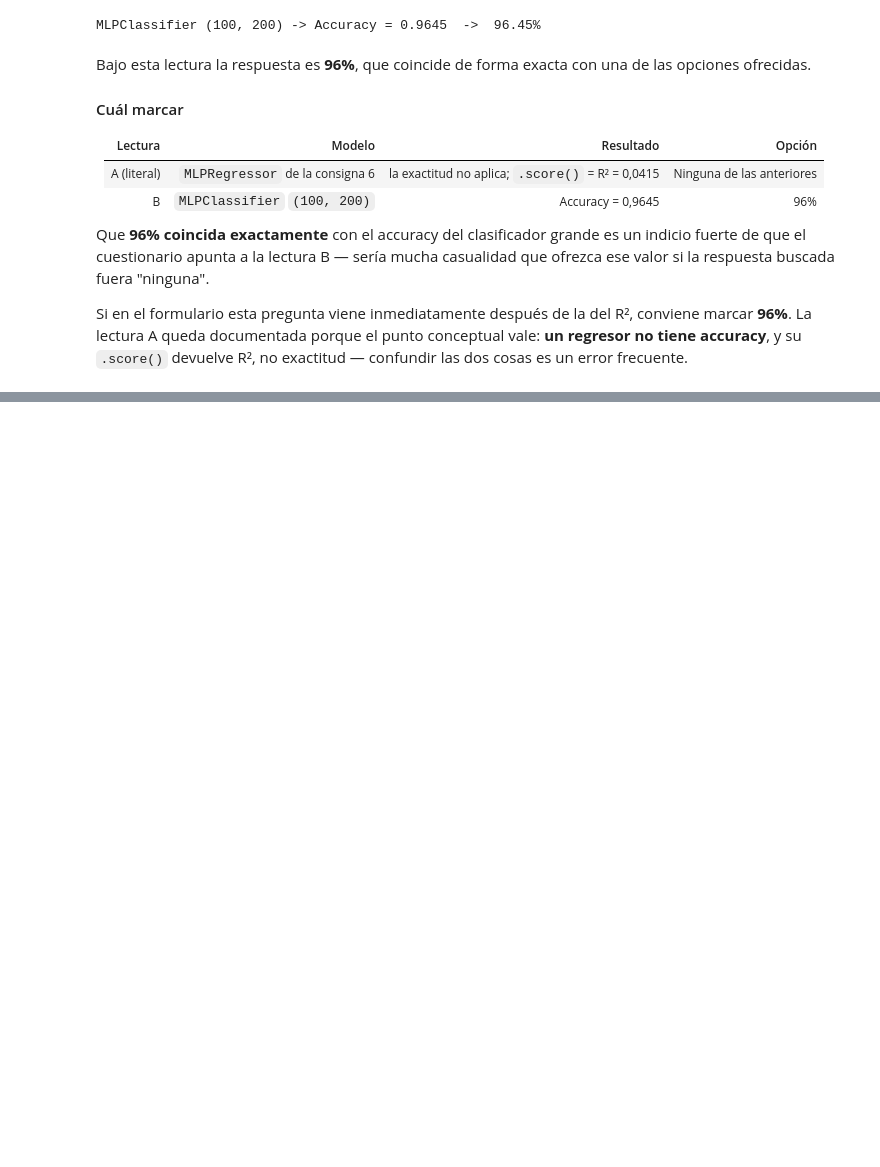
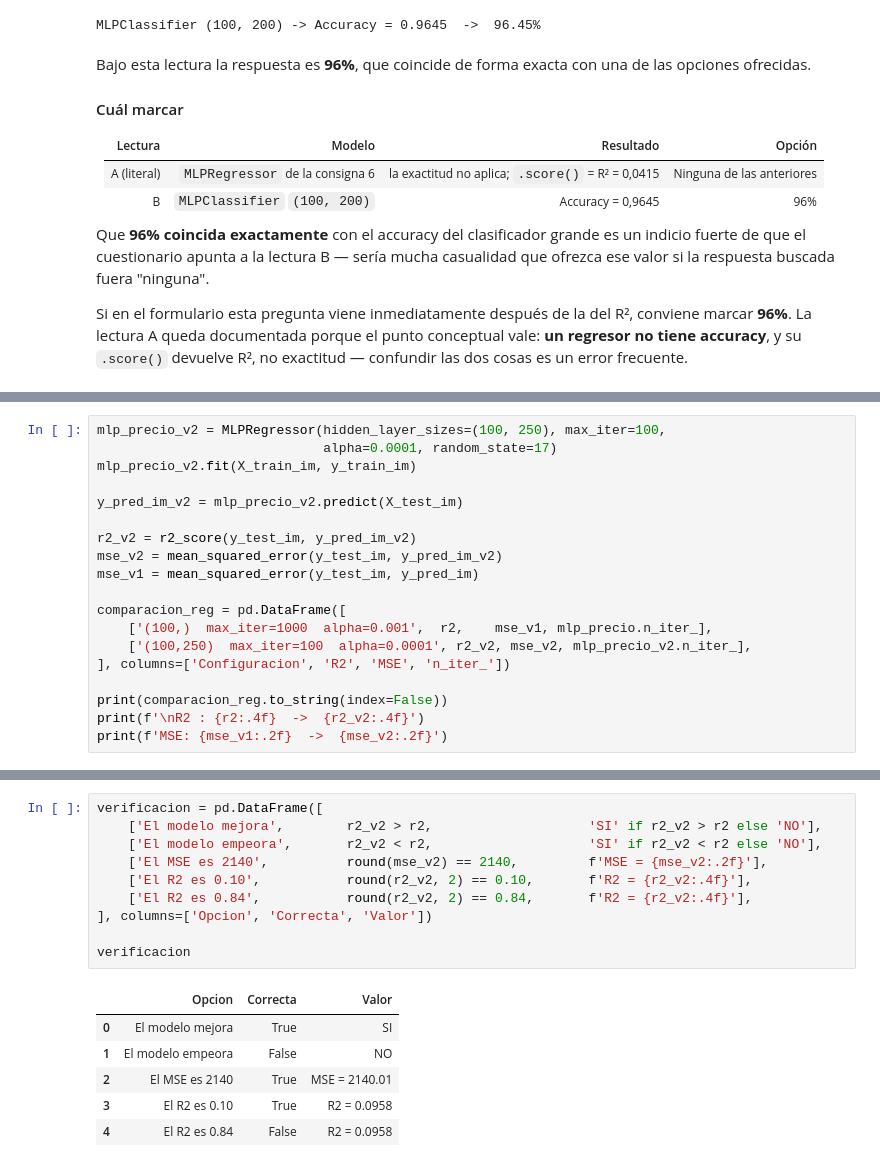
Before and after one commit to alvarezleonardo/Data-Science, a Jupyter notebook: 06-fundamentos-de-redes-neuronales/practica/evaluacion-final/evaluacion_final_vinos.ipynb, the cells around one changed output, grey strips where cells are left out. Saved outputs shown, nothing was run; the diff lists cells and outputs as text; blank space fills up the shorter version.

```diff
--- a/06-fundamentos-de-redes-neuronales/practica/evaluacion-final/evaluacion_final_vinos.ipynb
+++ b/06-fundamentos-de-redes-neuronales/practica/evaluacion-final/evaluacion_final_vinos.ipynb
@@ -876,0 +893,19 @@ Si en el formulario esta pregunta viene inmediatamente después de la del R², c
+# %%
+mlp_precio_v2 = MLPRegressor(hidden_layer_sizes=(100, 250), max_iter=100,
+                             alpha=0.0001, random_state=17)
+mlp_precio_v2.fit(X_train_im, y_train_im)
+
+y_pred_im_v2 = mlp_precio_v2.predict(X_test_im)
+
+r2_v2 = r2_score(y_test_im, y_pred_im_v2)
+mse_v2 = mean_squared_error(y_test_im, y_pred_im_v2)
+mse_v1 = mean_squared_error(y_test_im, y_pred_im)
+
+comparacion_reg = pd.DataFrame([
+    ['(100,)  max_iter=1000  alpha=0.001',  r2,    mse_v1, mlp_precio.n_iter_],
+    ['(100,250)  max_iter=100  alpha=0.0001', r2_v2, mse_v2, mlp_precio_v2.n_iter_],
+], columns=['Configuracion', 'R2', 'MSE', 'n_iter_'])
+
+print(comparacion_reg.to_string(index=False))
+print(f'\nR2 : {r2:.4f}  ->  {r2_v2:.4f}')
+print(f'MSE: {mse_v1:.2f}  ->  {mse_v2:.2f}')
@@ -876,0 +927,17 @@ Si en el formulario esta pregunta viene inmediatamente después de la del R², c
+# %%
+verificacion = pd.DataFrame([
+    ['El modelo mejora',        r2_v2 > r2,                    'SI' if r2_v2 > r2 else 'NO'],
+    ['El modelo empeora',       r2_v2 < r2,                    'SI' if r2_v2 < r2 else 'NO'],
+    ['El MSE es 2140',          round(mse_v2) == 2140,         f'MSE = {mse_v2:.2f}'],
+    ['El R2 es 0.10',           round(r2_v2, 2) == 0.10,       f'R2 = {r2_v2:.4f}'],
+    ['El R2 es 0.84',           round(r2_v2, 2) == 0.84,       f'R2 = {r2_v2:.4f}'],
+], columns=['Opcion', 'Correcta', 'Valor'])
+
+verificacion
+# %% [output]
+|  | Opcion | Correcta | Valor |
+| 0 | El modelo mejora | True | SI |
+| 1 | El modelo empeora | False | NO |
+| 2 | El MSE es 2140 | True | MSE = 2140.01 |
+| 3 | El R2 es 0.10 | True | R2 = 0.0958 |
+| 4 | El R2 es 0.84 | False | R2 = 0.0958 |
```
Also changed, not shown: parts of 4 cells of this notebook, 1 other file.
